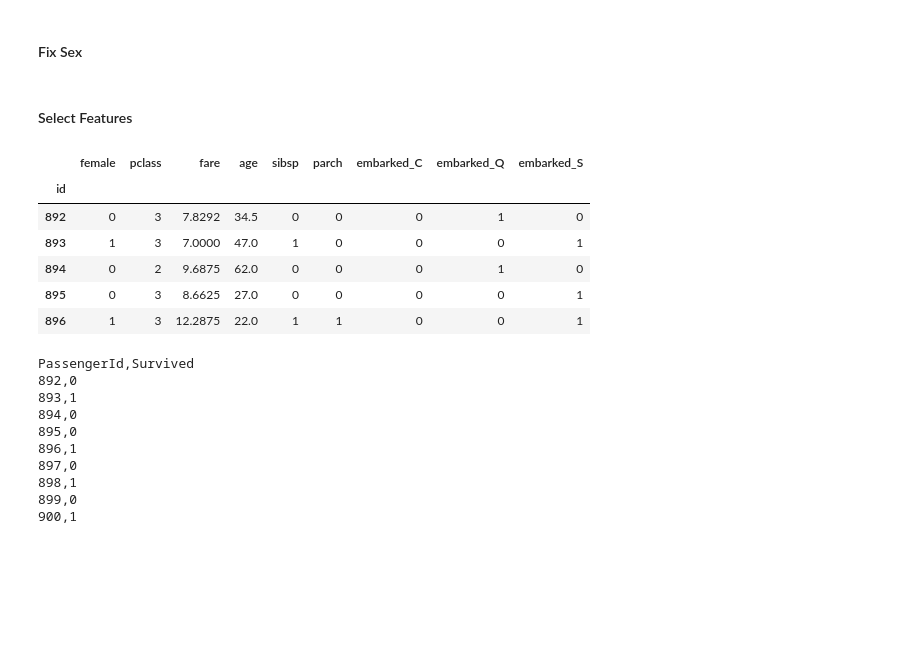
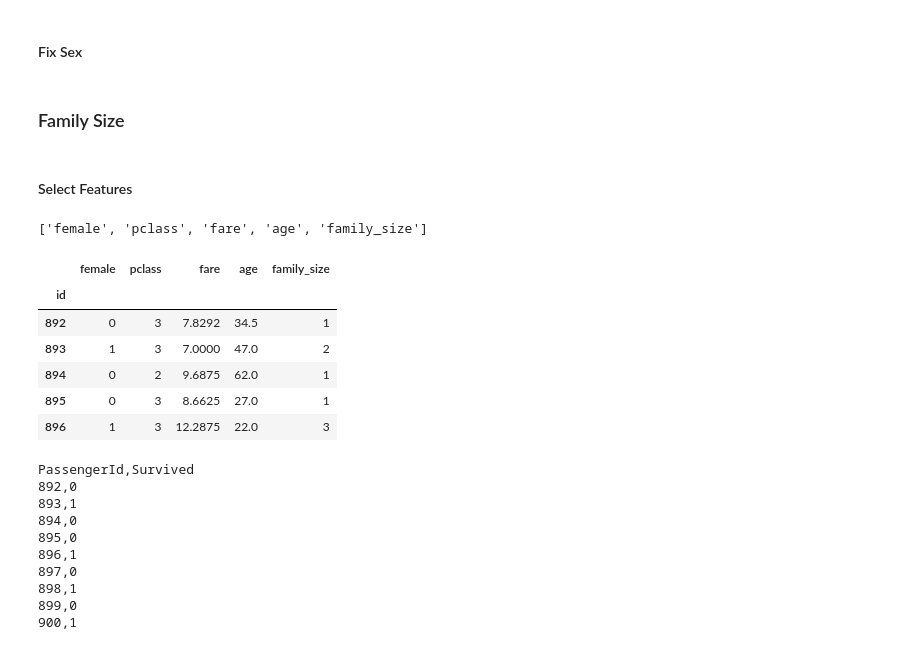
Before and after one commit to regabi/python_sandbox, a Jupyter notebook: Titanic/titanic-v1.ipynb, the cells around one changed output. Saved outputs shown, nothing was run; the diff lists cells and outputs as text; code cells hidden in the pictures; blank space fills up the shorter version.

```diff
--- a/Titanic/titanic-v1.ipynb
+++ b/Titanic/titanic-v1.ipynb
@@ -315,8 +320,9 @@ target = 'survived'
 
 param_test1 = {'n_estimators':range(20,200,5)}
 gsearch1 = GridSearchCV(estimator = GradientBoostingClassifier(learning_rate=0.1, min_samples_split=500,min_samples_leaf=50,max_depth=8,max_features='sqrt',subsample=0.8,random_state=10),
-param_grid = param_test1, scoring='roc_auc',n_jobs=4,iid=False, cv=5)
+param_grid = param_test1, scoring='accuracy',n_jobs=4,iid=False, cv=5)
 gsearch1.fit(final_df[features], final_df[target])
 
-gsearch1.grid_scores_, gsearch1.best_params_, gsearch1.best_score_
+# gsearch1.grid_scores_,
+gsearch1.best_params_, gsearch1.best_score_
 # %% [output]
@@ -342,8 +332,9 @@ gsearch1.grid_scores_, gsearch1.best_params_, gsearch1.best_score_
 
 param_test2 = {'max_depth':range(8,18,1),
                'min_samples_split':range(120,280,20)}
-gsearch2 = GridSearchCV(estimator = GradientBoostingClassifier(learning_rate=0.1, n_estimators=165, max_features='sqrt', subsample=0.8, random_state=10),
-param_grid = param_test2, scoring='roc_auc',n_jobs=4,iid=False, cv=5)
+gsearch2 = GridSearchCV(estimator = GradientBoostingClassifier(learning_rate=0.1, n_estimators=gsearch1.best_params_['n_estimators'], max_features='sqrt', subsample=0.8, random_state=10),
+param_grid = param_test2, scoring='accuracy',n_jobs=4,iid=False, cv=5)
 gsearch2.fit(final_df[features],df[target])
-gsearch2.grid_scores_, gsearch2.best_params_, gsearch2.best_score_
+# gsearch2.grid_scores_,
+gsearch2.best_params_, gsearch2.best_score_
 # %% [output]
@@ -367,4 +342,4 @@ gsearch2.grid_scores_, gsearch2.best_params_, gsearch2.best_score_
 # %%
-final_model = gsearch2
-modelfit(final_model.best_estimator_, final_df, features)
+final_model = gsearch2.best_estimator_
+modelfit(final_model, final_df, features)
 # %% [output]
@@ -429,20 +401,28 @@ test_df['fare'] = test_df.apply(impute_fare, axis=1)
 #### Fix Sex
 # %%
 test_df['female'] = ((test_df['sex'] == 'female') * 1)
+# %% [markdown]
+### Family Size
+# %%
+test_df = build_family_size(test_df)
 # %% [markdown]
 #### Select Features
+# %%
+features
+# %% [output]
+['female', 'pclass', 'fare', 'age', 'family_size']
 # %%
-features = [ 'female', 'pclass', 'fare', 'age', 'sibsp', 'parch', 'embarked_C', 'embarked_Q', 'embarked_S' ]
+# features = [ 'female', 'pclass', 'fare', 'age', 'sibsp', 'parch', 'embarked_C', 'embarked_Q', 'embarked_S' ]
 X_test = test_df[features]
 X_test.head()
 # %% [output]
-|  | female | pclass | fare | age | sibsp | parch | embarked_C | embarked_Q | embarked_S |
-| id |  |  |  |  |  |  |  |  |  |
-| 892 | 0 | 3 | 7.8292 | 34.5 | 0 | 0 | 0 | 1 | 0 |
-| 893 | 1 | 3 | 7.0000 | 47.0 | 1 | 0 | 0 | 0 | 1 |
-| 894 | 0 | 2 | 9.6875 | 62.0 | 0 | 0 | 0 | 1 | 0 |
-| 895 | 0 | 3 | 8.6625 | 27.0 | 0 | 0 | 0 | 0 | 1 |
-| 896 | 1 | 3 | 12.2875 | 22.0 | 1 | 1 | 0 | 0 | 1 |
+|  | female | pclass | fare | age | family_size |
+| id |  |  |  |  |  |
+| 892 | 0 | 3 | 7.8292 | 34.5 | 1 |
+| 893 | 1 | 3 | 7.0000 | 47.0 | 2 |
+| 894 | 0 | 2 | 9.6875 | 62.0 | 1 |
+| 895 | 0 | 3 | 8.6625 | 27.0 | 1 |
+| 896 | 1 | 3 | 12.2875 | 22.0 | 3 |
 # %%
 y_pred = final_model.predict(X_test)
 # %%
```
Also changed, not shown: parts of 16 cells of this notebook, 6 other files.
